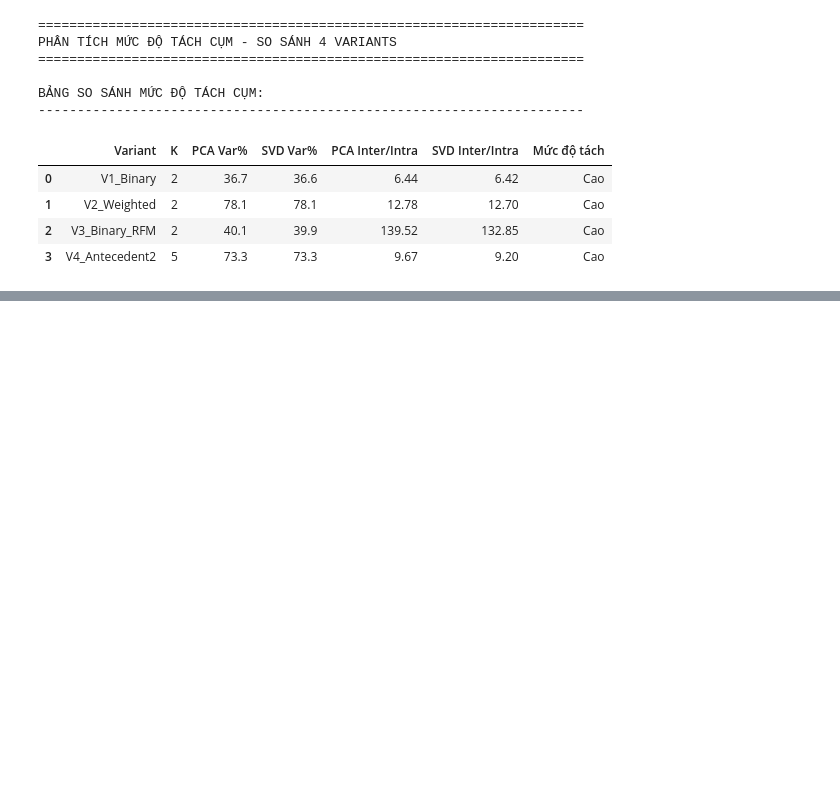
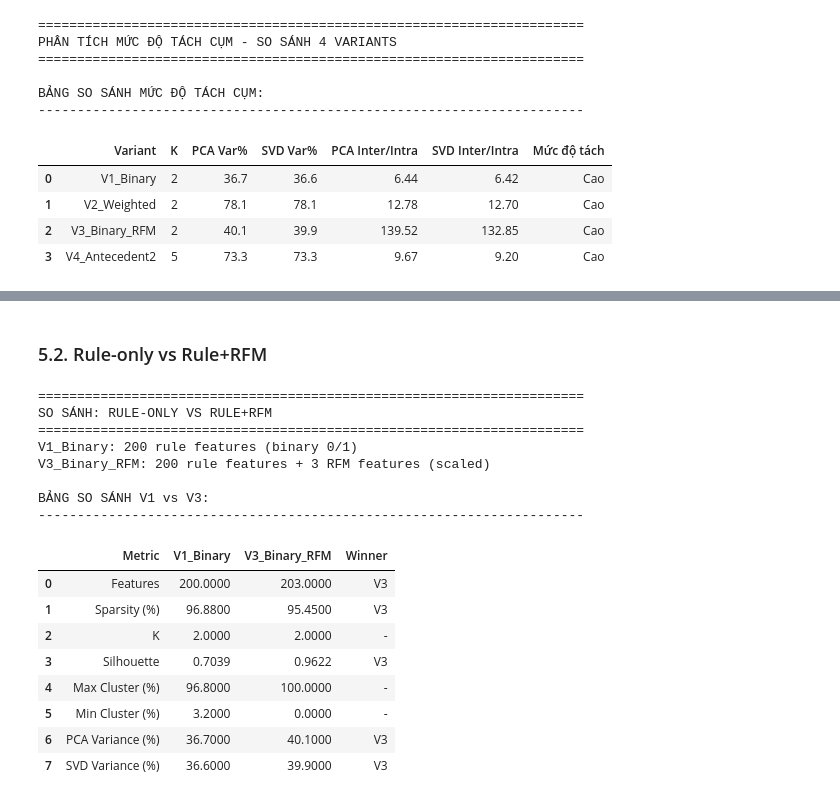
Before and after one commit to ThanhTung-KHMT-1701/ShopCluster, a Jupyter notebook: notebooks/ShopCluster.ipynb, the cells around one changed output, grey strips where cells are left out. Cells and saved outputs as stored; diff of their text form; code cells hidden in the pictures; blank space fills up the shorter version.

```diff
--- a/notebooks/ShopCluster.ipynb
+++ b/notebooks/ShopCluster.ipynb
@@ -4142,0 +4216,74 @@ BẢNG SO SÁNH MỨC ĐỘ TÁCH CỤM:
+# %% [markdown]
+### 5.2. Rule-only vs Rule+RFM
+# %%
+# =============================================================================
+# 5.2. RULE-ONLY VS RULE+RFM
+# =============================================================================
+# So sánh V1_Binary (chỉ rules) với V3_Binary_RFM (rules + RFM)
+
+print("="*70)
+print("SO SÁNH: RULE-ONLY VS RULE+RFM")
+print("="*70)
+print("V1_Binary: 200 rule features (binary 0/1)")
+print("V3_Binary_RFM: 200 rule features + 3 RFM features (scaled)")
+
+# Lấy metrics của 2 variants
+v1_metrics = df_metrics[df_metrics['Variant'] == 'V1_Binary'].iloc[0]
+v3_metrics = df_metrics[df_metrics['Variant'] == 'V3_Binary_RFM'].iloc[0]
+
+# Tạo bảng so sánh
+compare_v1_v3 = pd.DataFrame({
+    'Metric': ['Features', 'Sparsity (%)', 'K', 'Silhouette',
+               'Max Cluster (%)', 'Min Cluster (%)', 'PCA Variance (%)', 'SVD Variance (%)'],
+    'V1_Binary': [v1_metrics['Features'], v1_metrics['Sparsity%'], v1_metrics['K'],
+                  v1_metrics['Silhouette'], v1_metrics['MaxCluster%'], v1_metrics['MinCluster%'],
+                  v1_metrics['PCA_Var%'], v1_metrics['SVD_Var%']],
+    'V3_Binary_RFM': [v3_metrics['Features'], v3_metrics['Sparsity%'], v3_metrics['K'],
+                      v3_metrics['Silhouette'], v3_metrics['MaxCluster%'], v3_metrics['MinCluster%'],
+                      v3_metrics['PCA_Var%'], v3_metrics['SVD_Var%']]
+})
+
+# Xác định winner cho mỗi metric
+winners = []
+for idx, row in compare_v1_v3.iterrows():
+    metric = row['Metric']
+    v1_val = row['V1_Binary']
+    v3_val = row['V3_Binary_RFM']
+
+    if metric == 'Features':
+        winner = 'V3' if v3_val > v1_val else 'V1'  # Nhiều features hơn = tốt hơn
+    elif metric == 'Sparsity (%)':
+        winner = 'V3' if v3_val < v1_val else 'V1'  # Sparsity thấp hơn = tốt hơn
+    elif metric == 'Silhouette':
+        winner = 'V3' if v3_val > v1_val else 'V1'  # Silhouette cao hơn = tốt hơn
+    elif metric in ['PCA Variance (%)', 'SVD Variance (%)']:
+        winner = 'V3' if v3_val > v1_val else 'V1'  # Variance cao hơn = tốt hơn
+    elif metric == 'K':
+        winner = '-'  # K giống nhau
+    else:
+        winner = '-'
+    winners.append(winner)
+
+compare_v1_v3['Winner'] = winners
+
+print("\nBẢNG SO SÁNH V1 vs V3:")
+print("-" * 70)
+display(compare_v1_v3)
+# %% [output]
+======================================================================
+SO SÁNH: RULE-ONLY VS RULE+RFM
+======================================================================
+V1_Binary: 200 rule features (binary 0/1)
+V3_Binary_RFM: 200 rule features + 3 RFM features (scaled)
+
+BẢNG SO SÁNH V1 vs V3:
+----------------------------------------------------------------------
+|  | Metric | V1_Binary | V3_Binary_RFM | Winner |
+| 0 | Features | 200.0000 | 203.0000 | V3 |
+| 1 | Sparsity (%) | 96.8800 | 95.4500 | V3 |
+| 2 | K | 2.0000 | 2.0000 | - |
+| 3 | Silhouette | 0.7039 | 0.9622 | V3 |
+| 4 | Max Cluster (%) | 96.8000 | 100.0000 | - |
+| 5 | Min Cluster (%) | 3.2000 | 0.0000 | - |
+| 6 | PCA Variance (%) | 36.7000 | 40.1000 | V3 |
+| 7 | SVD Variance (%) | 36.6000 | 39.9000 | V3 |
```
Also changed, not shown: parts of 7 cells of this notebook, 1 other file.
